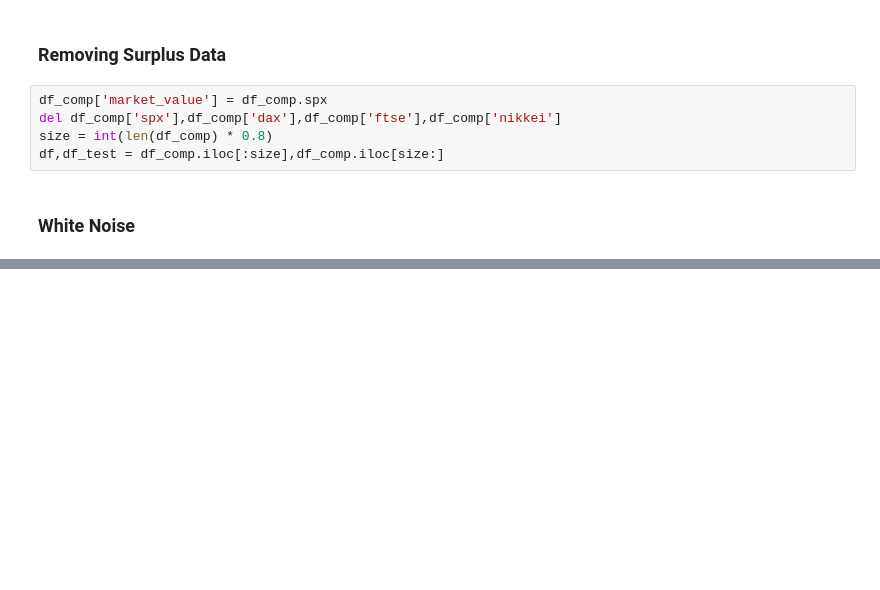
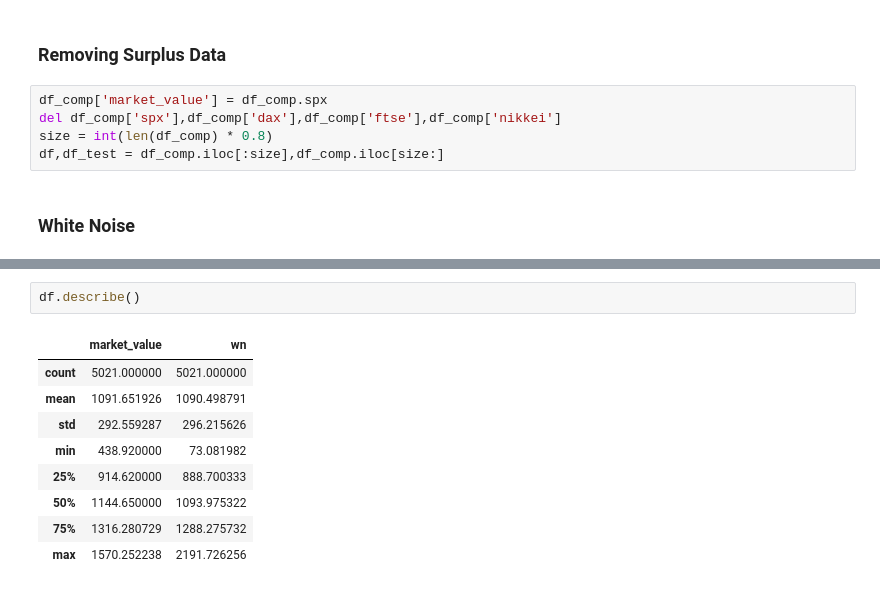
Before and after one commit to satyajitghosh/TimeSeriesAnalysis, a Jupyter notebook: DataRangerCourse/TS_lecture2.ipynb, the cells around one changed output, grey strips where cells are left out. Saved outputs shown, nothing was run; the diff lists cells and outputs as text; blank space fills up the shorter version.

```diff
--- a/DataRangerCourse/TS_lecture2.ipynb
+++ b/DataRangerCourse/TS_lecture2.ipynb
@@ -40,0 +51,12 @@ Note, the absence of autocorrelation indicates absence of relationship between t
+# %%
+df.describe()
+# %% [output]
+|  | market_value | wn |
+| count | 5021.000000 | 5021.000000 |
+| mean | 1091.651926 | 1090.498791 |
+| std | 292.559287 | 296.215626 |
+| min | 438.920000 | 73.081982 |
+| 25% | 914.620000 | 888.700333 |
+| 50% | 1144.650000 | 1093.975322 |
+| 75% | 1316.280729 | 1288.275732 |
+| max | 1570.252238 | 2191.726256 |
```
Also changed, not shown: parts of 5 cells of this notebook.
